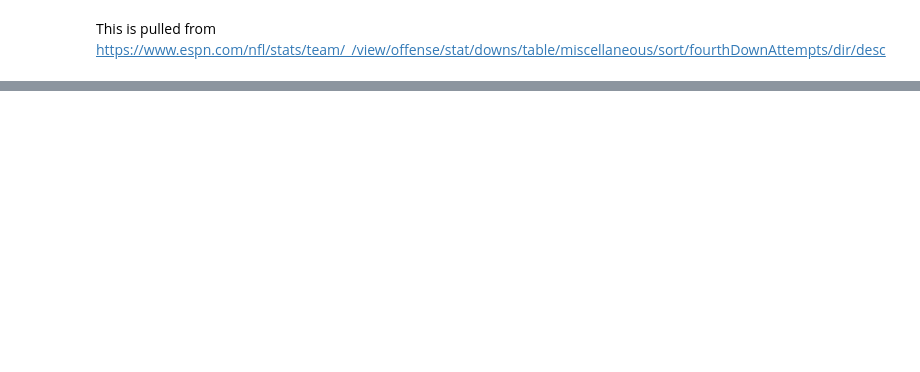
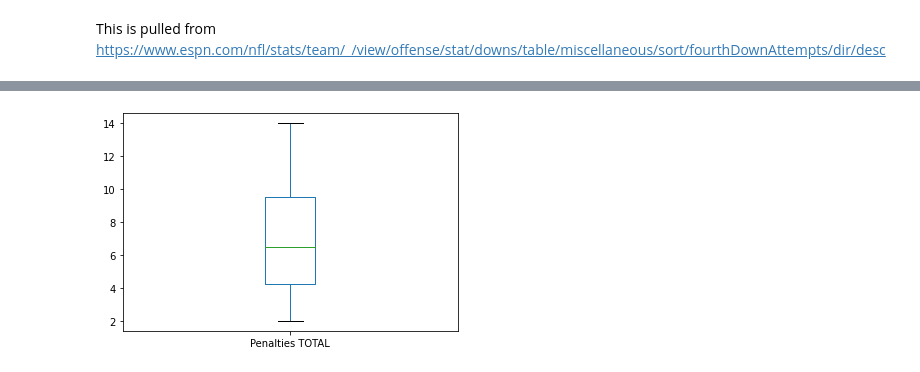
Before and after one commit to SavantLogics/SavantLogics, a Jupyter notebook: Postseason_Third_down_Conversions.ipynb, the cells around one changed output, grey strips where cells are left out. Saved outputs shown, nothing was run; the diff lists cells and outputs as text; code cells hidden in the pictures; blank space fills up the shorter version.

```diff
--- a/Postseason_Third_down_Conversions.ipynb
+++ b/Postseason_Third_down_Conversions.ipynb
@@ -55,0 +54,7 @@ plt.show()
+# %%
+# Show and Total penalties per team as boxplot
+
+df_nfl.boxplot(grid=False, column= "Penalties TOTAL")
+plt.show()
+# %% [output]
+[figure, added]
```
Also changed, not shown: parts of 5 cells of this notebook.
